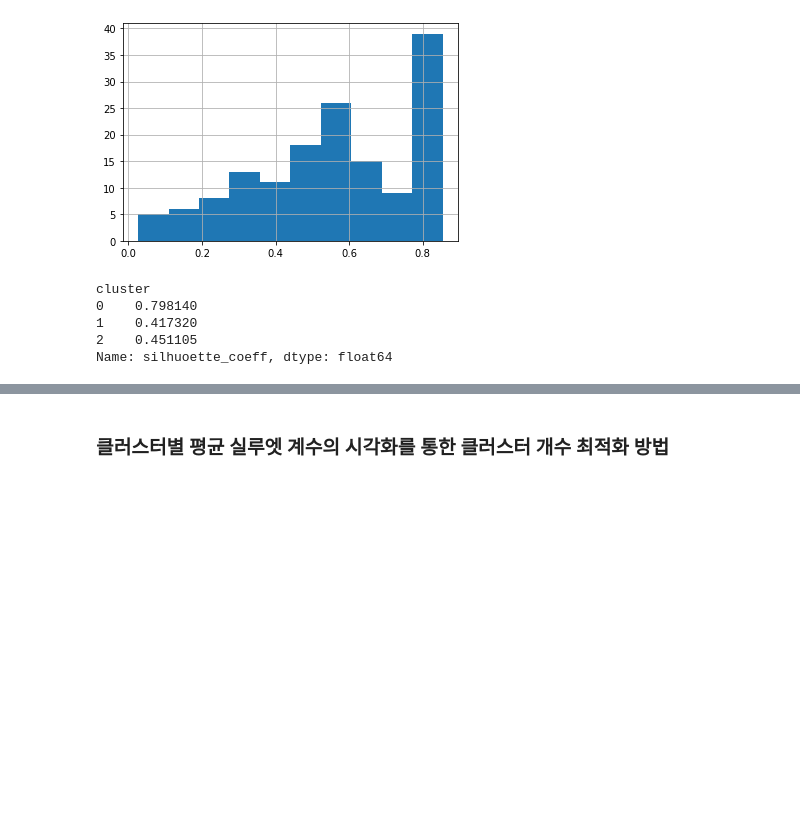
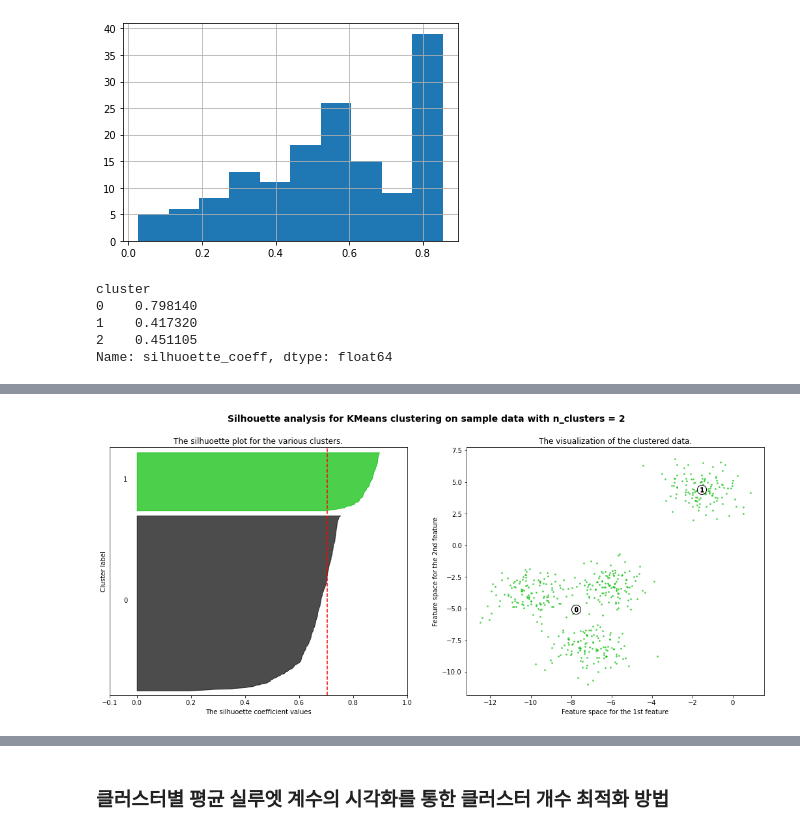
Before and after one commit to SANGSEOSEO/philosophy_datascience, a Jupyter notebook: 01.ML/03.Scikit-Learn/Clustering/Cluster_evaluation.ipynb, the cells around one changed output, grey strips where cells are left out. Cells and saved outputs as stored; diff of their text form; code cells hidden in the pictures; blank space fills up the shorter version.

Commit message:
Clusters calculation

```diff
--- a/01.ML/03.Scikit-Learn/Clustering/Cluster_evaluation.ipynb
+++ b/01.ML/03.Scikit-Learn/Clustering/Cluster_evaluation.ipynb
@@ -128,0 +150,80 @@ Name: silhuoette_coeff, dtype: float64
+# %%
+X, y = make_blobs(n_samples=500,n_features=2, centers=4, cluster_std=1, center_box=(-10.0, 10.0),shuffle=True,\
+                 random_state=1)
+range_n_clusters = [2, 3, 4, 5, 6]
+
+for n_clusters in range_n_clusters:
+    # Create a subplot with 1 row and 2 columns
+    fig, (ax1,ax2) = plt.subplots(1, 2)
+    fig.set_size_inches(18, 7)
+
+    # The 1st sibplot is the silhuoette plot
+    # The silhuoette coefficient can range from -1, 1 but in this example all
+    # Lie within [-0.1, 1]
+    ax1.set_xlim([-0.1, 1])
+
+    # The (n_clusters + 1) * 10 is for inserting blank space between silhuoeet
+    # plots of individual clusters to demonstrate them clearly.
+    ax1.set_ylim([0, len(X) + (n_clusters + 1) * 10])
+
+    # Initialize the clusters with n_clusters values and a random generator
+    # seed of 10 for reproducibility.
+    cluster = KMeans(n_clusters=n_clusters, random_state=10)
+    cluster_labels = cluster.fit_predict(X)
+
+    # The silhuoette_score gives the average valur for all the samples.
+    # This gives a perspective into the density and separation of the formed clusters
+    silhuoette_average = silhouette_score(X, cluster_labels)
+    print(f"For n_clusters = {n_clusters}, The average silhuoette is {silhuoette_average}")
+
+    # Compute the silhuoette scores for each sample
+    sample_silhuoette_values = silhouette_samples(X, cluster_labels)
+
+    y_lower = 10
+    for i in range(n_clusters):
+        # Aggregate the silhuoette scores for samples belinging to cluster i, and sort them
+        ith_clusters_silhuoette_values = sample_silhuoette_values[cluster_labels == i]
+        ith_clusters_silhuoette_values.sort()
+
+        size_cluster_i = ith_clusters_silhuoette_values.shape[0]
+        y_upper = y_lower + size_cluster_i
+
+        color = cm.nipy_spectral(float(i) / n_clusters)
+        #print(np.arange(y_lower, y_upper))
+        ax1.fill_betweenx(np.arange(y_lower,  y_upper), 0, ith_clusters_silhuoette_values,facecolor=color, edgecolor=color, alpha=0.7)
+
+        # Label the silhuoette plots with their cluster numbers at the middle
+        ax1.text(-0.05, y_lower + 0.5 * size_cluster_i, str(i))
+
+        # Compute the new y_lower for next plot
+        y_lower = y_upper + 10 # 10 for the 0 samples
+    ax1.set_title("The silhuoette plot for the various clusters.")
+    ax1.set_xlabel("The silhuoette coefficient values")
+    ax1.set_ylabel("Cluster label")
+
+    # The vertical line for average silhuoette score of all the values
+    ax1.axvline(x=silhuoette_average, color="red", linestyle="--")
+    ax1.set_yticks([]) # Clear the yaxis labels / ticks
+    ax1.set_xticks([-0.1, 0, 0.2, 0.4, 0.6, 0.8, 1])
+
+    # 2nd Plot showing the actual clusters formed
+    colors = cm.nipy_spectral(cluster_labels.astype(float) / n_clusters)
+    ax2.scatter(X[:, 0], X[:, 1], marker=".", s = 30, lw=0, alpha=0.7, c=color, edgecolor='k')
+
+    # Lebeling the clusters
+    centers = cluster.cluster_centers_  # 중심점
+
+    # Draw write circles at cluster centers
+    ax2.scatter(centers[:, 0], centers[:, 1], marker='o', c='white', alpha=1, s=200, edgecolor='k')
+
+    for i, c in enumerate(centers):
+        ax2.scatter(c[0], c[1], marker='$%d$' % i, alpha=1, s=50, edgecolor='k')
+
+    ax2.set_title("The visualization of the clustered data.")
+    ax2.set_xlabel("Feature space for the 1st feature")
+    ax2.set_ylabel("Feature space for the 2nd feature")
+
+    plt.suptitle(("Silhouette analysis for KMeans clustering on sample data "
+                  "with n_clusters = %d" % n_clusters),fontsize=14, fontweight='bold')
+plt.show()
+# %% [output]
@@ -128,0 +240 @@ Name: silhuoette_coeff, dtype: float64
+[figure, added]
```
Also changed, not shown: parts of 9 cells of this notebook.
